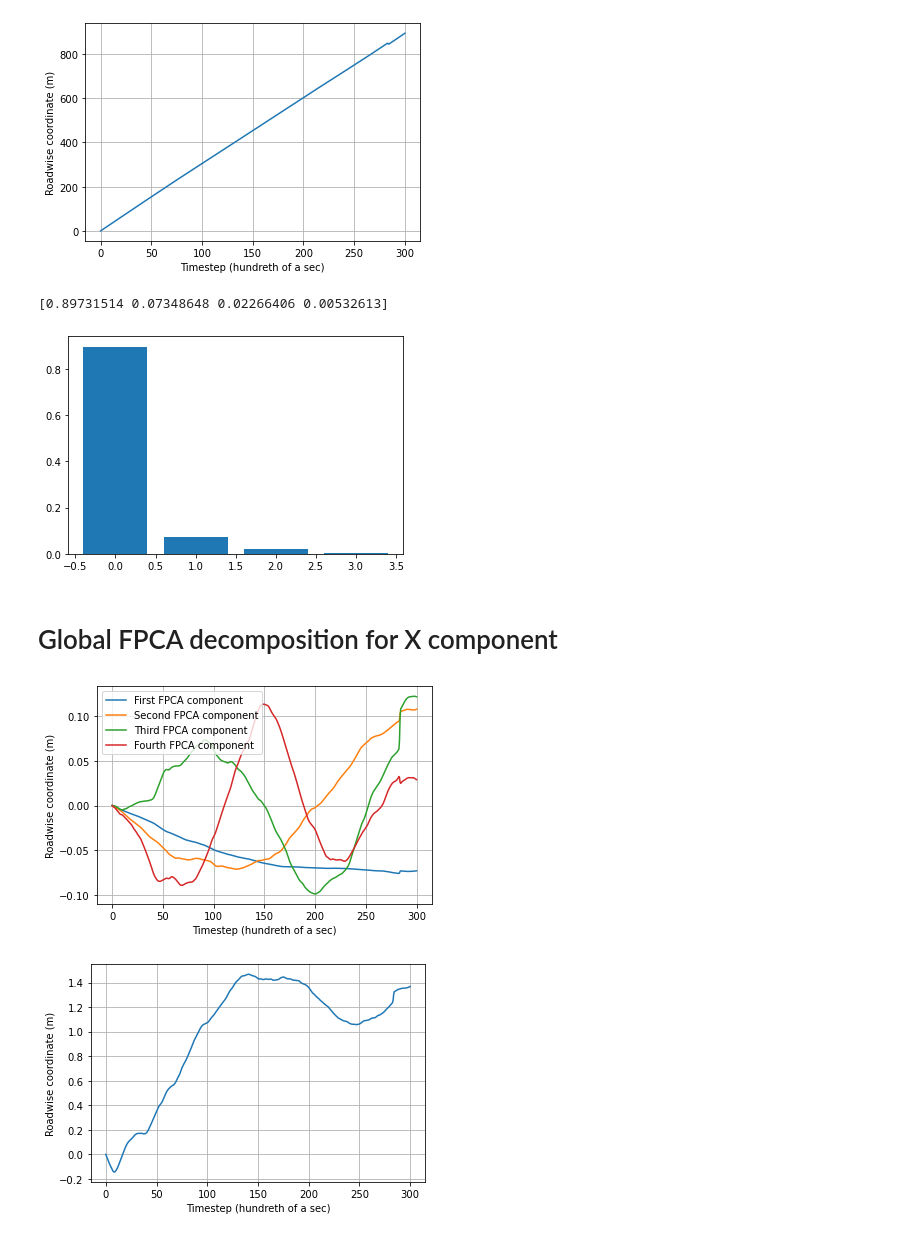
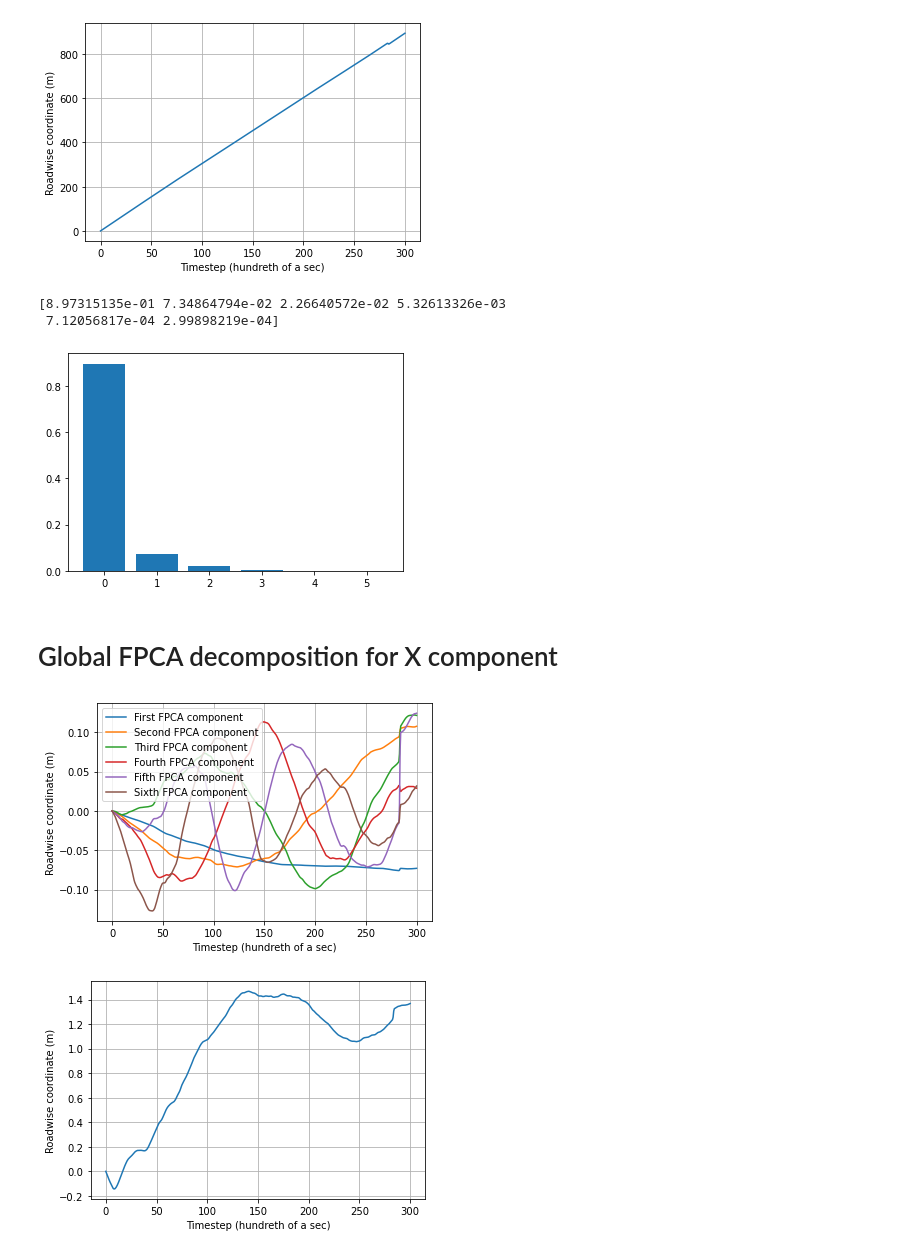
Before and after one commit to thinhhoang95/anomaly-detection-ngsim2, a Jupyter notebook: pwms_spherical/2_why_fpca_fourier.ipynb, the cells around one changed output. Saved outputs shown, nothing was run; the diff lists cells and outputs as text; code cells hidden in the pictures.

Commit message:
FPCA experiments

```diff
--- a/pwms_spherical/2_why_fpca_fourier.ipynb
+++ b/pwms_spherical/2_why_fpca_fourier.ipynb
@@ -71,24 +74,25 @@ mean_y = fpca_y.mean_.data_matrix.reshape((-1))
 # %% [output]
 [figure]
 # %%
-plt.bar(np.arange(4), fpca_y.explained_variance_ratio_)
+plt.bar(np.arange(6), fpca_y.explained_variance_ratio_)
 print(fpca_y.explained_variance_ratio_)
 # %% [output]
-[0.89731514 0.07348648 0.02266406 0.00532613]
+[8.97315135e-01 7.34864794e-02 2.26640572e-02 5.32613326e-03
+ 7.12056817e-04 2.99898219e-04]
-[figure, old version]
+[figure, new version]
 # %% [markdown]
 # Global FPCA decomposition for X component
 # %%
-fpca_x = FPCA(n_components=4)
+fpca_x = FPCA(n_components=6)
 fpca_x.fit(fdgrx)
 fpca_x.components_.plot()
 plt.xlabel('Timestep (hundreth of a sec)')
 plt.ylabel('Roadwise coordinate (m)')
 plt.grid(True)
-plt.legend(['First FPCA component', 'Second FPCA component', 'Third FPCA component', 'Fourth FPCA component'])
+plt.legend(['First FPCA component', 'Second FPCA component', 'Third FPCA component', 'Fourth FPCA component', 'Fifth FPCA component', 'Sixth FPCA component'])
 print('')
 # %% [output]
-[figure, old version]
+[figure, new version]
 # %%
 fpca_x.mean_.plot()
 plt.xlabel('Timestep (hundreth of a sec)')
```
Also changed, not shown: parts of 36 cells of this notebook.
